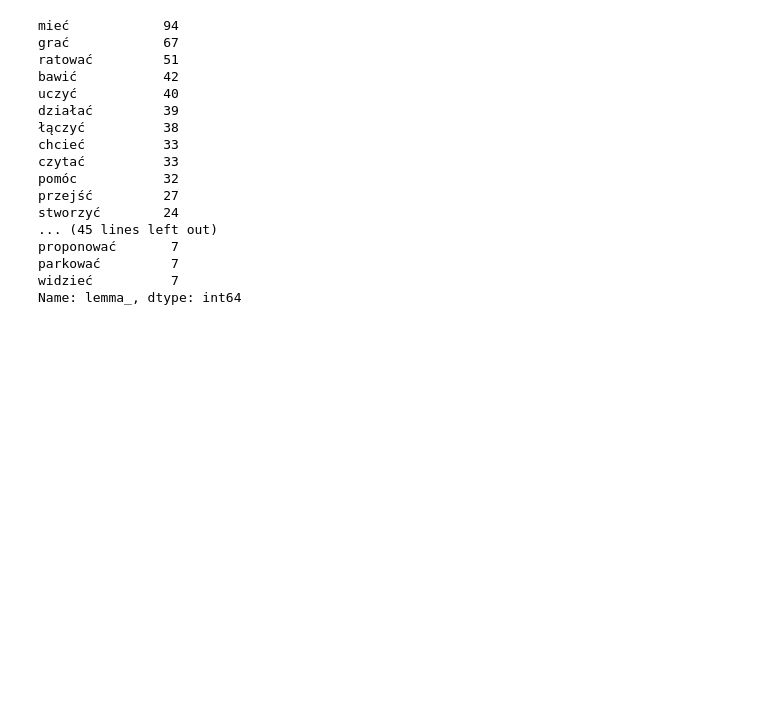
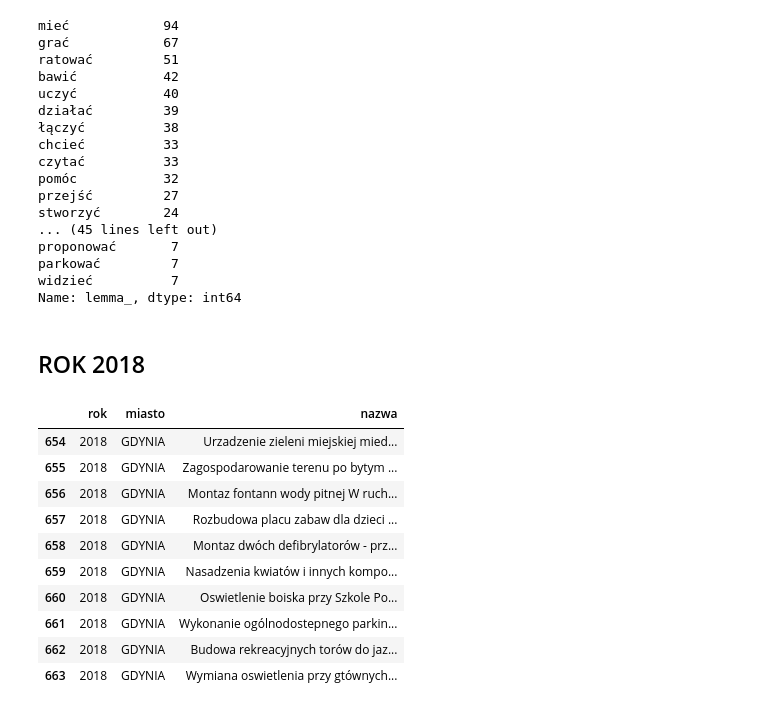
Before and after one commit to malowana/NLP_budzet_obywatelski, a Jupyter notebook: BO_analiza_morfologiczna.ipynb, the cells around one changed output. Cells and saved outputs as stored; diff of their text form; code cells hidden in the pictures; blank space fills up the shorter version.

```diff
--- a/BO_analiza_morfologiczna.ipynb
+++ b/BO_analiza_morfologiczna.ipynb
@@ -434,3 +418,20 @@ widzieć          7
 Name: lemma_, dtype: int64
 # %%
 df_roc_morf.to_csv('/content/drive/My Drive/Konkursy Kaggle/Budżet obywatelski/Spacy_ROC.csv', index=False)
+# %% [markdown]
+## ROK 2018
+# %%
+df_2018 = df[df['rok'] == 2018]
+df_2018.head(10)
+# %% [output]
+|  | rok | miasto | nazwa |
+| 654 | 2018 | GDYNIA | Urzadzenie zieleni miejskiej mied... |
+| 655 | 2018 | GDYNIA | Zagospodarowanie terenu po bytym ... |
+| 656 | 2018 | GDYNIA | Montaz fontann wody pitnej W ruch... |
+| 657 | 2018 | GDYNIA | Rozbudowa placu zabaw dla dzieci ... |
+| 658 | 2018 | GDYNIA | Montaz dwóch defibrylatorów - prz... |
+| 659 | 2018 | GDYNIA | Nasadzenia kwiatów i innych kompo... |
+| 660 | 2018 | GDYNIA | Oswietlenie boiska przy Szkole Po... |
+| 661 | 2018 | GDYNIA | Wykonanie ogólnodostepnego parkin... |
+| 662 | 2018 | GDYNIA | Budowa rekreacyjnych torów do jaz... |
+| 663 | 2018 | GDYNIA | Wymiana oswietlenia przy gtównych... |
```
Also changed, not shown: parts of 25 cells of this notebook.
